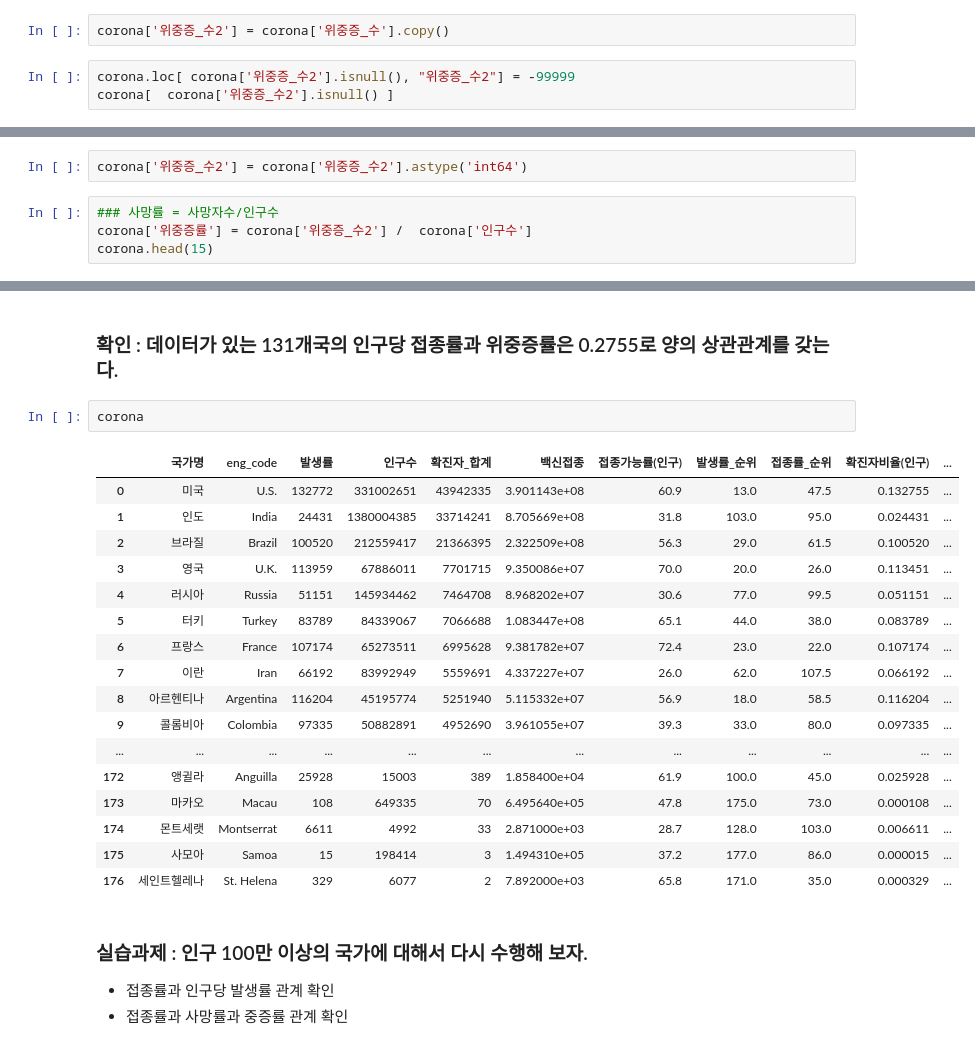
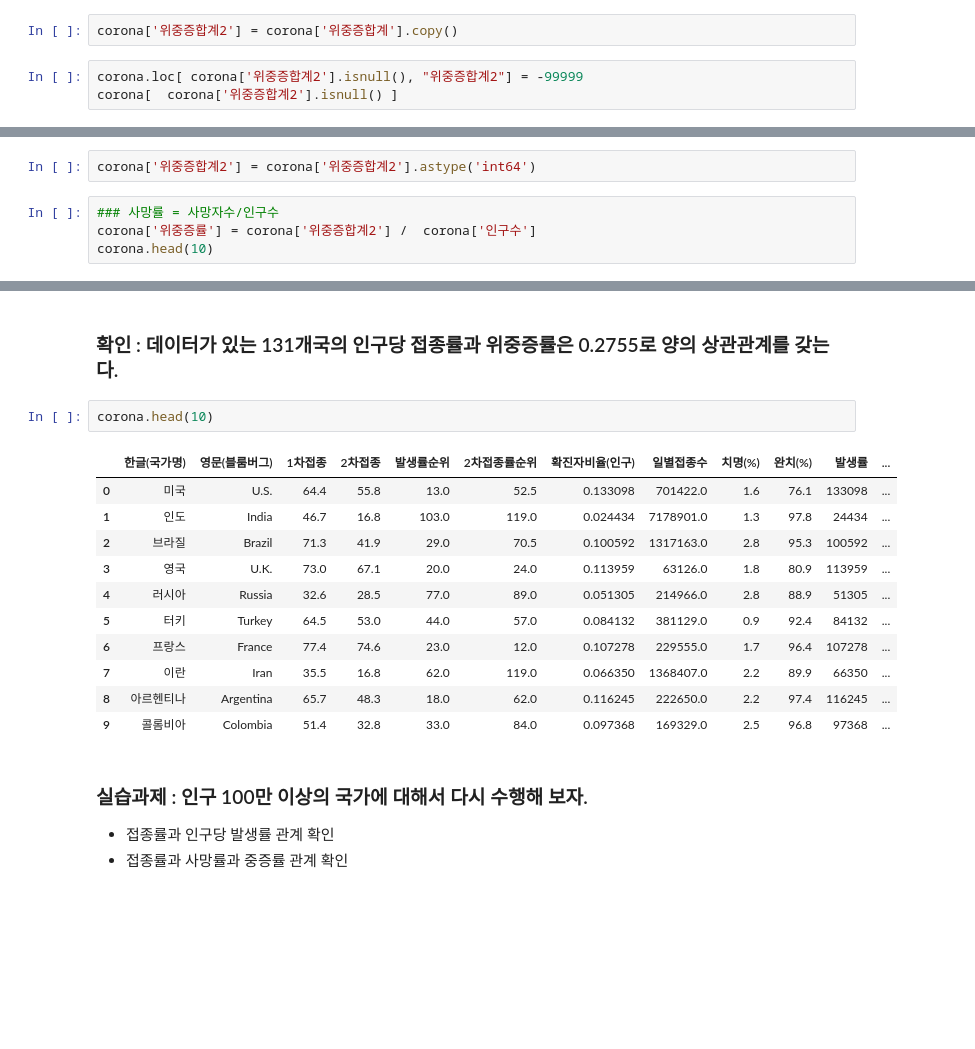
Before and after one commit to frontierall/corona_analysis, a Jupyter notebook: 06_corona_analysis.ipynb, the cells around one changed output, grey strips where cells are left out. Drawn from its saved outputs; the diff is of its cells as text; blank space fills up the shorter version.

```diff
--- a/06_corona_analysis.ipynb
+++ b/06_corona_analysis.ipynb
@@ -361,8 +341,8 @@ corona['위중증_수'].isna().sum()
 # %% [markdown]
 ### 위증증_수2를 만들고, 위증증수가 없는 것은 -99999로 만들자.
 # %%
-corona['위중증_수2'] = corona['위중증_수'].copy()
+corona['위중증합계2'] = corona['위중증합계'].copy()
 # %%
-corona.loc[ corona['위중증_수2'].isnull(), "위중증_수2"] = -99999
-corona[  corona['위중증_수2'].isnull() ]
+corona.loc[ corona['위중증합계2'].isnull(), "위중증합계2"] = -99999
+corona[  corona['위중증합계2'].isnull() ]
 # %% [output]
@@ -370,7 +350,7 @@ corona[  corona['위중증_수2'].isnull() ]
 # %%
-corona['위중증_수2'] = corona['위중증_수2'].astype('int64')
+corona['위중증합계2'] = corona['위중증합계2'].astype('int64')
 # %%
 ### 사망률 = 사망자수/인구수
-corona['위중증률'] = corona['위중증_수2'] /  corona['인구수']
-corona.head(15)
+corona['위중증률'] = corona['위중증합계2'] /  corona['인구수']
+corona.head(10)
 # %% [output]
@@ -460,25 +430,19 @@ sns.lmplot(x='위중증률', y='2차접종', data=corona_part)
 # %% [markdown]
 ### 확인 : 데이터가 있는 131개국의 인구당 접종률과 위중증률은 0.2755로 양의 상관관계를 갖는다.
 # %%
-corona
+corona.head(10)
 # %% [output]
-|  | 국가명 | eng_code | 발생률 | 인구수 | 확진자_합계 | 백신접종 | 접종가능률(인구) | 발생률_순위 | 접종률_순위 | 확진자비율(인구) | ... |
-| 0 | 미국 | U.S. | 132772 | 331002651 | 43942335 | 3.901143e+08 | 60.9 | 13.0 | 47.5 | 0.132755 | ... |
-| 1 | 인도 | India | 24431 | 1380004385 | 33714241 | 8.705669e+08 | 31.8 | 103.0 | 95.0 | 0.024431 | ... |
-| 2 | 브라질 | Brazil | 100520 | 212559417 | 21366395 | 2.322509e+08 | 56.3 | 29.0 | 61.5 | 0.100520 | ... |
-| 3 | 영국 | U.K. | 113959 | 67886011 | 7701715 | 9.350086e+07 | 70.0 | 20.0 | 26.0 | 0.113451 | ... |
-| 4 | 러시아 | Russia | 51151 | 145934462 | 7464708 | 8.968202e+07 | 30.6 | 77.0 | 99.5 | 0.051151 | ... |
-| 5 | 터키 | Turkey | 83789 | 84339067 | 7066688 | 1.083447e+08 | 65.1 | 44.0 | 38.0 | 0.083789 | ... |
-| 6 | 프랑스 | France | 107174 | 65273511 | 6995628 | 9.381782e+07 | 72.4 | 23.0 | 22.0 | 0.107174 | ... |
-| 7 | 이란 | Iran | 66192 | 83992949 | 5559691 | 4.337227e+07 | 26.0 | 62.0 | 107.5 | 0.066192 | ... |
-| 8 | 아르헨티나 | Argentina | 116204 | 45195774 | 5251940 | 5.115332e+07 | 56.9 | 18.0 | 58.5 | 0.116204 | ... |
-| 9 | 콜롬비아 | Colombia | 97335 | 50882891 | 4952690 | 3.961055e+07 | 39.3 | 33.0 | 80.0 | 0.097335 | ... |
-| ... | ... | ... | ... | ... | ... | ... | ... | ... | ... | ... | ... |
-| 172 | 앵귈라 | Anguilla | 25928 | 15003 | 389 | 1.858400e+04 | 61.9 | 100.0 | 45.0 | 0.025928 | ... |
-| 173 | 마카오 | Macau | 108 | 649335 | 70 | 6.495640e+05 | 47.8 | 175.0 | 73.0 | 0.000108 | ... |
-| 174 | 몬트세랫 | Montserrat | 6611 | 4992 | 33 | 2.871000e+03 | 28.7 | 128.0 | 103.0 | 0.006611 | ... |
-| 175 | 사모아 | Samoa | 15 | 198414 | 3 | 1.494310e+05 | 37.2 | 177.0 | 86.0 | 0.000015 | ... |
-| 176 | 세인트헬레나 | St. Helena | 329 | 6077 | 2 | 7.892000e+03 | 65.8 | 171.0 | 35.0 | 0.000329 | ... |
+|  | 한글(국가명) | 영문(블룸버그) | 1차접종 | 2차접종 | 발생률순위 | 2차접종률순위 | 확진자비율(인구) | 일별접종수 | 치명(%) | 완치(%) | 발생률 | ... |
+| 0 | 미국 | U.S. | 64.4 | 55.8 | 13.0 | 52.5 | 0.133098 | 701422.0 | 1.6 | 76.1 | 133098 | ... |
+| 1 | 인도 | India | 46.7 | 16.8 | 103.0 | 119.0 | 0.024434 | 7178901.0 | 1.3 | 97.8 | 24434 | ... |
+| 2 | 브라질 | Brazil | 71.3 | 41.9 | 29.0 | 70.5 | 0.100592 | 1317163.0 | 2.8 | 95.3 | 100592 | ... |
+| 3 | 영국 | U.K. | 73.0 | 67.1 | 20.0 | 24.0 | 0.113959 | 63126.0 | 1.8 | 80.9 | 113959 | ... |
+| 4 | 러시아 | Russia | 32.6 | 28.5 | 77.0 | 89.0 | 0.051305 | 214966.0 | 2.8 | 88.9 | 51305 | ... |
+| 5 | 터키 | Turkey | 64.5 | 53.0 | 44.0 | 57.0 | 0.084132 | 381129.0 | 0.9 | 92.4 | 84132 | ... |
+| 6 | 프랑스 | France | 77.4 | 74.6 | 23.0 | 12.0 | 0.107278 | 229555.0 | 1.7 | 96.4 | 107278 | ... |
+| 7 | 이란 | Iran | 35.5 | 16.8 | 62.0 | 119.0 | 0.066350 | 1368407.0 | 2.2 | 89.9 | 66350 | ... |
+| 8 | 아르헨티나 | Argentina | 65.7 | 48.3 | 18.0 | 62.0 | 0.116245 | 222650.0 | 2.2 | 97.4 | 116245 | ... |
+| 9 | 콜롬비아 | Colombia | 51.4 | 32.8 | 33.0 | 84.0 | 0.097368 | 169329.0 | 2.5 | 96.8 | 97368 | ... |
 # %% [markdown]
 ### 실습과제 : 인구 100만 이상의 국가에 대해서 다시 수행해 보자.
   * 접종률과 인구당 발생률 관계 확인
```
Also changed, not shown: parts of 55 cells of this notebook, 22 other files.
